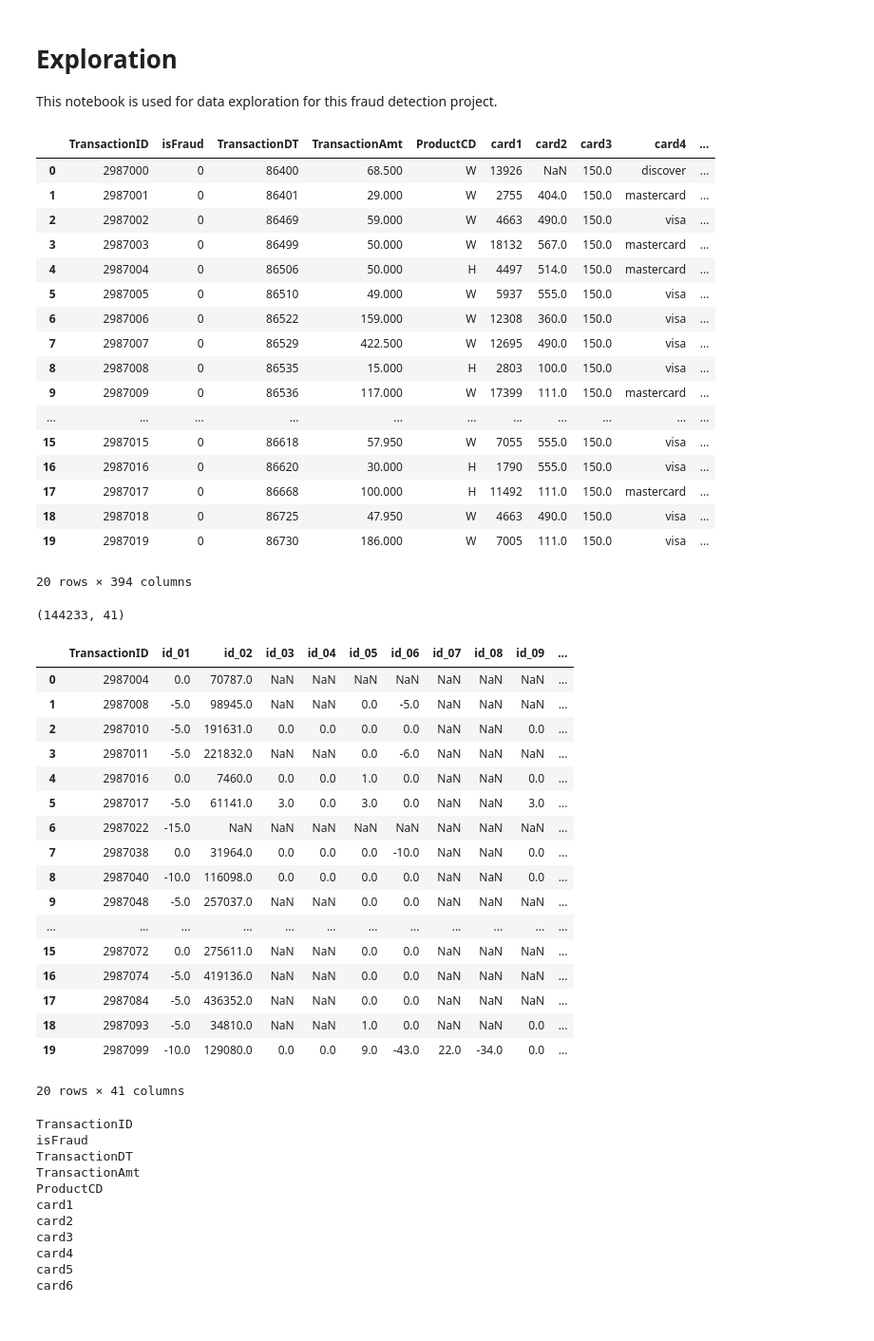
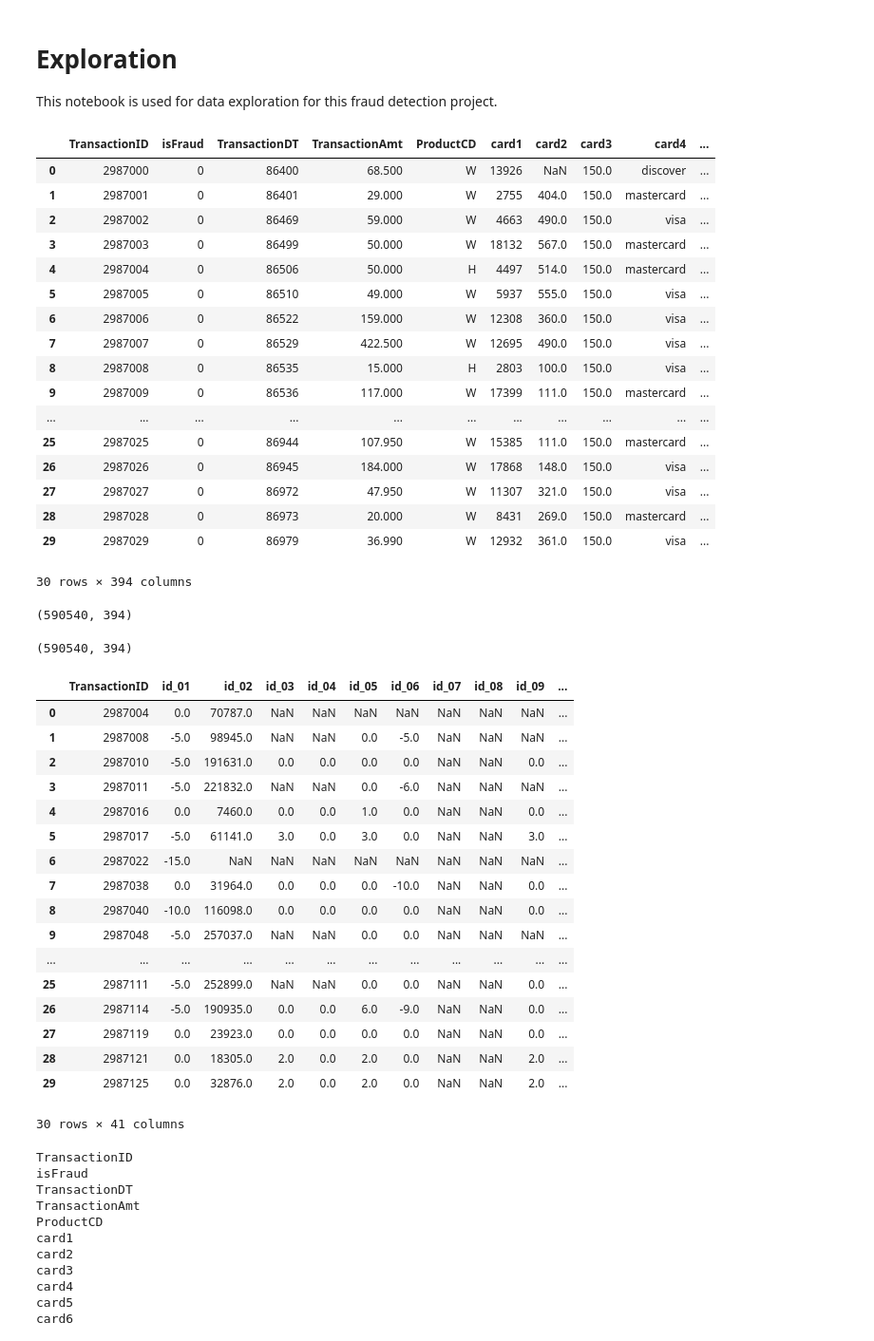
Before and after one commit to tai-bennett/fraud-detection, a Jupyter notebook: notebooks/exploration.ipynb, the cells around one changed output. Shown at 95% size. Saved outputs shown, nothing was run; the diff lists cells and outputs as text; code cells hidden in the pictures.

```diff
--- a/notebooks/exploration.ipynb
+++ b/notebooks/exploration.ipynb
@@ -31,7 +33,7 @@ cur = conn.cursor()
 # Close connection to SQLite database
 conn.close()
 # %%
-train_transaction_data[0:20]
+train_transaction_data[0:30]
 # %% [output]
 |  | TransactionID | isFraud | TransactionDT | TransactionAmt | ProductCD | card1 | card2 | card3 | card4 | ... |
 | 0 | 2987000 | 0 | 86400 | 68.500 | W | 13926 | NaN | 150.0 | discover | ... |
@@ -45,38 +47,42 @@ train_transaction_data[0:20]
 | 8 | 2987008 | 0 | 86535 | 15.000 | H | 2803 | 100.0 | 150.0 | visa | ... |
 | 9 | 2987009 | 0 | 86536 | 117.000 | W | 17399 | 111.0 | 150.0 | mastercard | ... |
 | ... | ... | ... | ... | ... | ... | ... | ... | ... | ... | ... |
-| 15 | 2987015 | 0 | 86618 | 57.950 | W | 7055 | 555.0 | 150.0 | visa | ... |
-| 16 | 2987016 | 0 | 86620 | 30.000 | H | 1790 | 555.0 | 150.0 | visa | ... |
-| 17 | 2987017 | 0 | 86668 | 100.000 | H | 11492 | 111.0 | 150.0 | mastercard | ... |
-| 18 | 2987018 | 0 | 86725 | 47.950 | W | 4663 | 490.0 | 150.0 | visa | ... |
-| 19 | 2987019 | 0 | 86730 | 186.000 | W | 7005 | 111.0 | 150.0 | visa | ... |
+| 25 | 2987025 | 0 | 86944 | 107.950 | W | 15385 | 111.0 | 150.0 | mastercard | ... |
+| 26 | 2987026 | 0 | 86945 | 184.000 | W | 17868 | 148.0 | 150.0 | visa | ... |
+| 27 | 2987027 | 0 | 86972 | 47.950 | W | 11307 | 321.0 | 150.0 | visa | ... |
+| 28 | 2987028 | 0 | 86973 | 20.000 | W | 8431 | 269.0 | 150.0 | mastercard | ... |
+| 29 | 2987029 | 0 | 86979 | 36.990 | W | 12932 | 361.0 | 150.0 | visa | ... |
-20 rows × 394 columns
+30 rows × 394 columns
 # %%
 train_transaction_data.shape
-train_identity_data.shape
+#train_identity_data.shape
 # %% [output]
-(144233, 41)
+(590540, 394)
+# %%
+df = train_
+# %% [output]
+(590540, 394)
 # %%
-train_identity_data[0:20]
+train_identity_data[0:30]
 # %% [output]
 |  | TransactionID | id_01 | id_02 | id_03 | id_04 | id_05 | id_06 | id_07 | id_08 | id_09 | ... |
 | 0 | 2987004 | 0.0 | 70787.0 | NaN | NaN | NaN | NaN | NaN | NaN | NaN | ... |
 | 1 | 2987008 | -5.0 | 98945.0 | NaN | NaN | 0.0 | -5.0 | NaN | NaN | NaN | ... |
 | 2 | 2987010 | -5.0 | 191631.0 | 0.0 | 0.0 | 0.0 | 0.0 | NaN | NaN | 0.0 | ... |
 | 3 | 2987011 | -5.0 | 221832.0 | NaN | NaN | 0.0 | -6.0 | NaN | NaN | NaN | ... |
 | 4 | 2987016 | 0.0 | 7460.0 | 0.0 | 0.0 | 1.0 | 0.0 | NaN | NaN | 0.0 | ... |
 | 5 | 2987017 | -5.0 | 61141.0 | 3.0 | 0.0 | 3.0 | 0.0 | NaN | NaN | 3.0 | ... |
 | 6 | 2987022 | -15.0 | NaN | NaN | NaN | NaN | NaN | NaN | NaN | NaN | ... |
 | 7 | 2987038 | 0.0 | 31964.0 | 0.0 | 0.0 | 0.0 | -10.0 | NaN | NaN | 0.0 | ... |
 | 8 | 2987040 | -10.0 | 116098.0 | 0.0 | 0.0 | 0.0 | 0.0 | NaN | NaN | 0.0 | ... |
 | 9 | 2987048 | -5.0 | 257037.0 | NaN | NaN | 0.0 | 0.0 | NaN | NaN | NaN | ... |
 | ... | ... | ... | ... | ... | ... | ... | ... | ... | ... | ... | ... |
-| 15 | 2987072 | 0.0 | 275611.0 | NaN | NaN | 0.0 | 0.0 | NaN | NaN | NaN | ... |
-| 16 | 2987074 | -5.0 | 419136.0 | NaN | NaN | 0.0 | 0.0 | NaN | NaN | NaN | ... |
-| 17 | 2987084 | -5.0 | 436352.0 | NaN | NaN | 0.0 | 0.0 | NaN | NaN | NaN | ... |
-| 18 | 2987093 | -5.0 | 34810.0 | NaN | NaN | 1.0 | 0.0 | NaN | NaN | 0.0 | ... |
-| 19 | 2987099 | -10.0 | 129080.0 | 0.0 | 0.0 | 9.0 | -43.0 | 22.0 | -34.0 | 0.0 | ... |
+| 25 | 2987111 | -5.0 | 252899.0 | NaN | NaN | 0.0 | 0.0 | NaN | NaN | 0.0 | ... |
+| 26 | 2987114 | -5.0 | 190935.0 | 0.0 | 0.0 | 6.0 | -9.0 | NaN | NaN | 0.0 | ... |
+| 27 | 2987119 | 0.0 | 23923.0 | 0.0 | 0.0 | 0.0 | 0.0 | NaN | NaN | 0.0 | ... |
+| 28 | 2987121 | 0.0 | 18305.0 | 2.0 | 0.0 | 2.0 | 0.0 | NaN | NaN | 2.0 | ... |
+| 29 | 2987125 | 0.0 | 32876.0 | 2.0 | 0.0 | 2.0 | 0.0 | NaN | NaN | 2.0 | ... |
-20 rows × 41 columns
+30 rows × 41 columns
 # %%
 for name in train_transaction_data.columns:
     print(name)
```
Also changed, not shown: parts of 1 cell of this notebook, 2 other files.
